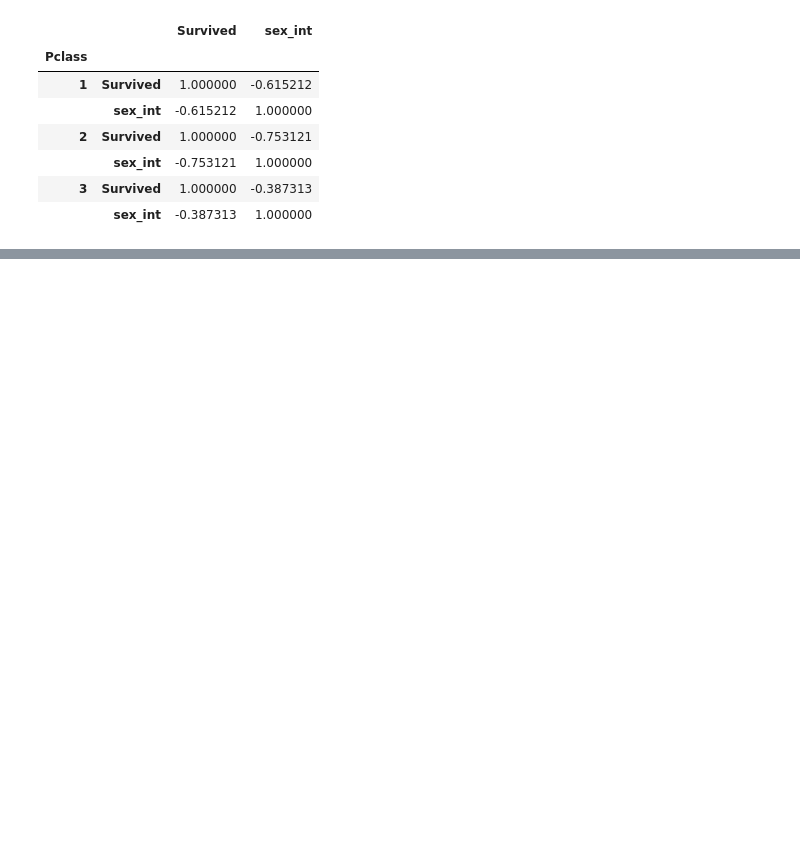
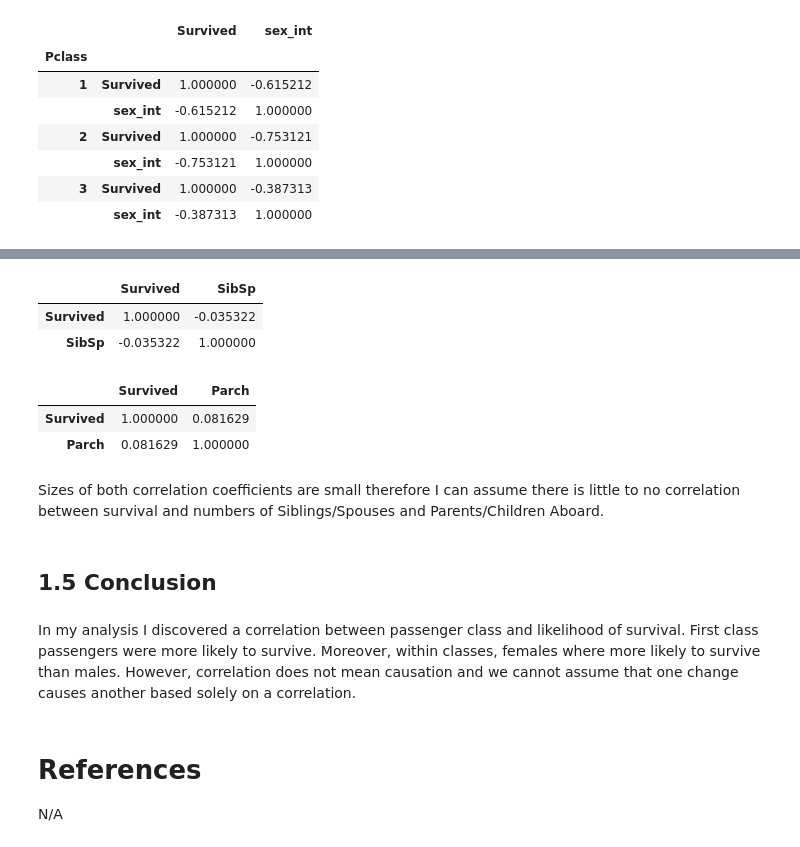
Before and after one commit to julia-kudinovich/data-analysis-p2-investigate-dataset, a Jupyter notebook: P2 Investigate a Dataset.ipynb, the cells around one changed output, grey strips where cells are left out. Cells and saved outputs as stored; diff of their text form; code cells hidden in the pictures; blank space fills up the shorter version.

Commit message:
finish the analysis

```diff
--- a/P2 Investigate a Dataset.ipynb
+++ b/P2 Investigate a Dataset.ipynb
@@ -183,0 +223,21 @@ Name: PassengerId, dtype: int64
+# %%
+ titanic_df[['Survived','SibSp']].corr()
+# %% [output]
+|  | Survived | SibSp |
+| Survived | 1.000000 | -0.035322 |
+| SibSp | -0.035322 | 1.000000 |
+# %%
+ titanic_df[['Survived','Parch']].corr()
+# %% [output]
+|  | Survived | Parch |
+| Survived | 1.000000 | 0.081629 |
+| Parch | 0.081629 | 1.000000 |
+# %% [markdown]
+Sizes of both correlation coefficients are small therefore I can assume there is little to no correlation between survival and numbers of Siblings/Spouses and Parents/Children Aboard.
+# %% [markdown]
+## 1.5 Conclusion
+# %% [markdown]
+In my analysis I discovered a correlation between passenger class and likelihood of survival. First class passengers were more likely to survive. Moreover, within classes, females where more likely to survive than males. However, correlation does not mean causation and we cannot assume that one change causes another based solely on a correlation.
+# %% [markdown]
+# References
+N/A
```
Also changed, not shown: parts of 22 cells of this notebook, 1 other file.
